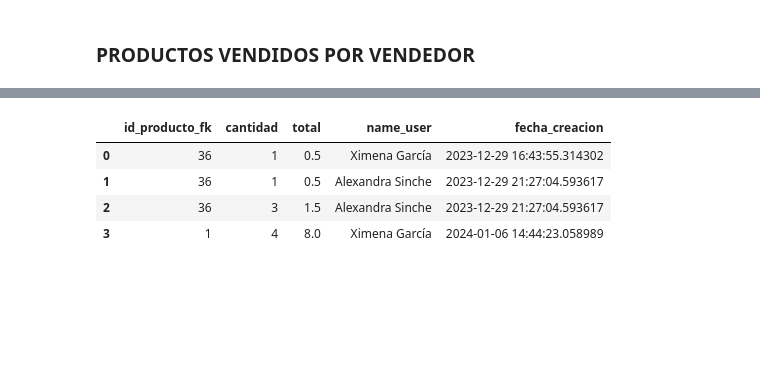
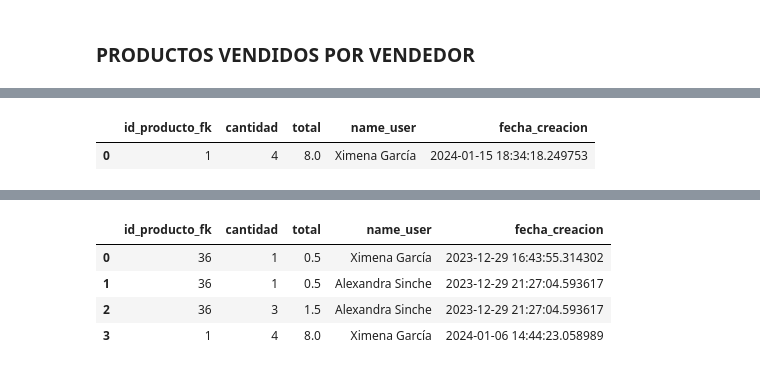
Before and after one commit to javierwo/alitas, a Jupyter notebook: app.ipynb, the cells around one changed output, grey strips where cells are left out. Cells and saved outputs as stored; diff of their text form; code cells hidden in the pictures; blank space fills up the shorter version.

```diff
--- a/app.ipynb
+++ b/app.ipynb
@@ -198,0 +190,7 @@ ALL_PRODUCTS
+# %%
+# Convierte la columna al formato de PostgreSQL sin zona horaria
+VENTAS_PRODUCTOS['fecha_creacion'] = VENTAS_PRODUCTOS['fecha_creacion'].dt.tz_localize(None)
+VENTAS_PRODUCTOS
+# %% [output]
+|  | id_producto_fk | cantidad | total | name_user | fecha_creacion |
+| 0 | 1 | 4 | 8.0 | Ximena García | 2024-01-15 18:34:18.249753 |
```
Also changed, not shown: parts of 9 cells of this notebook, 2 other files.
